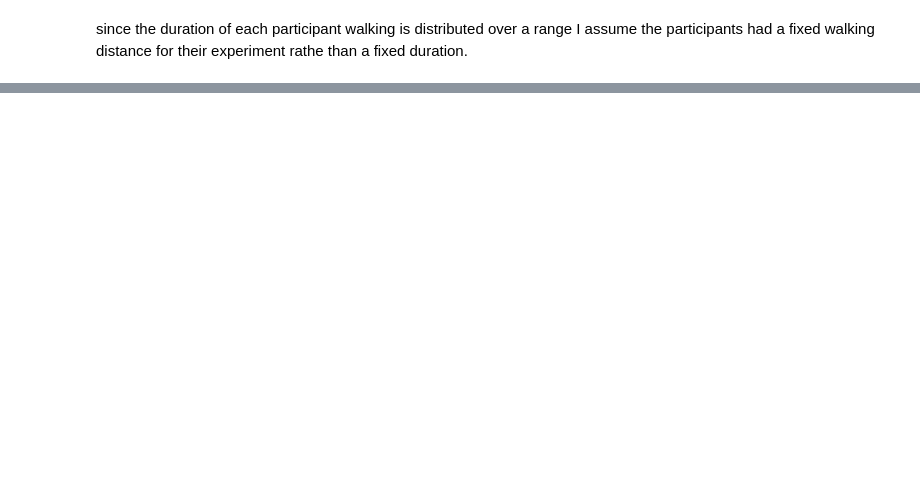
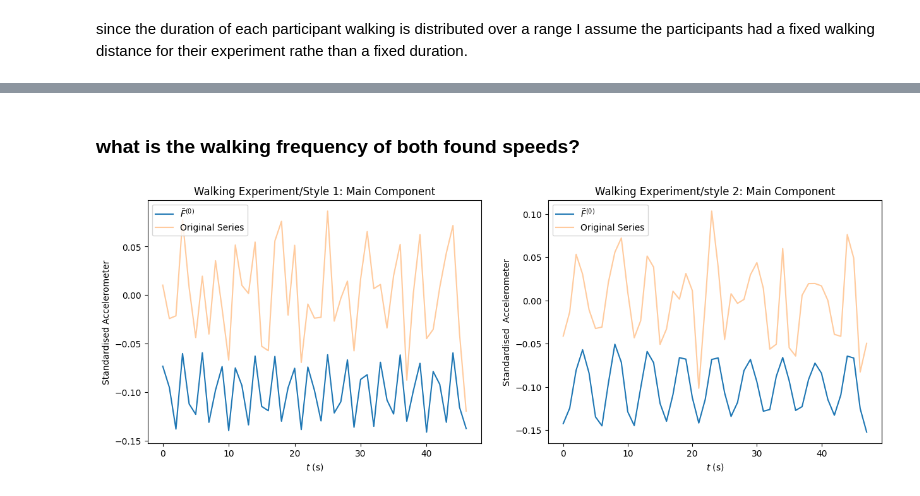
Before and after one commit to vividbaek/DataAnalysis, a Jupyter notebook: smartphone/[00]Basic.ipynb, the cells around one changed output, grey strips where cells are left out. Drawn from its saved outputs; the diff is of its cells as text; code cells hidden in the pictures; blank space fills up the shorter version.

```diff
--- a/smartphone/[00]Basic.ipynb
+++ b/smartphone/[00]Basic.ipynb
@@ -594,0 +810,43 @@ I will review the durations for this assumption with a small experiment on my st
+# %% [markdown]
+### what is the walking frequency of both found speeds?
+# %%
+# both walking styles from a single participant
+'''
+By selecting rows 78:124 and 248: 295 using loc, we seperate the walking data into two distinct styles, as each activity was performed twice by the subject.
+1. we extract the acceleration data along the x, y, and z axes, calculate the Eculidean norm to represent the overall movement intensity as a single value,
+and normalize the data by subtracting the mean.
+2. we recnstruct the decomposed components isong the first principal component, which reveals the main trend and significant variationsin the original time series.
+'''
+style1 = both_df.loc[78:124][['tBodyAcc-mean()-X', 'tBodyAcc-mean()-Y', 'tBodyAcc-mean()-Z']].reset_index(drop = True)
+style1 = ((style1**2).sum(axis = 1)**0.5)
+style1 -= style1.mean()
+style2 = both_df.loc[248:295][['tBodyAcc-mean()-X', 'tBodyAcc-mean()-Y', 'tBodyAcc-mean()-Z']].reset_index(drop = True)
+style2 = (style2**2).sum(axis=1)**0.5
+style2 -= style2.mean()
+
+#Decompose
+style1_ssa = SSA(style1, 20)
+style2_ssa = SSA(style2, 20)
+
+# create plot
+fig, axarr = plt.subplots(1, 2, figsize = (15, 5))
+
+# ploting the decomposition style 1
+(style1_ssa.reconstruct([0, 1]) - 0.1).plot(ax = axarr[0])
+style1_ssa.orig_TS.plot(alpha = 0.4, ax = axarr[0])
+axarr[0].set_title('Walking Experiment/Style 1: Main Component')
+axarr[0].set_xlabel(r'$t$ (s)')
+axarr[0].set_ylabel('Standardised Accelerometer')
+legend = [r'$\tilde{{F}}^{{({0})}}$'.format(i) for i in range(1)] + ['Original Series']
+axarr[0].legend(legend);
+
+# ploting the decomposition style 2
+(style2_ssa.reconstruct([0, 1]) - 0.1).plot(ax = axarr[1])
+style2_ssa.orig_TS.plot(alpha = 0.4, ax = axarr[1])
+axarr[1].set_title('Walking Experiment/style 2: Main Component')
+axarr[1].set_xlabel(r'$t$ (s)')
+axarr[1].set_ylabel('Standardised  Accelerometer')
+legend = [r'$\tilde{{F}}^{{({0})}}$'.format(i) for i in range(1)] + ['Original Series']
+axarr[1].legend(legend);
+# %% [output]
+[figure, added]
```
Also changed, not shown: parts of 30 cells of this notebook.
